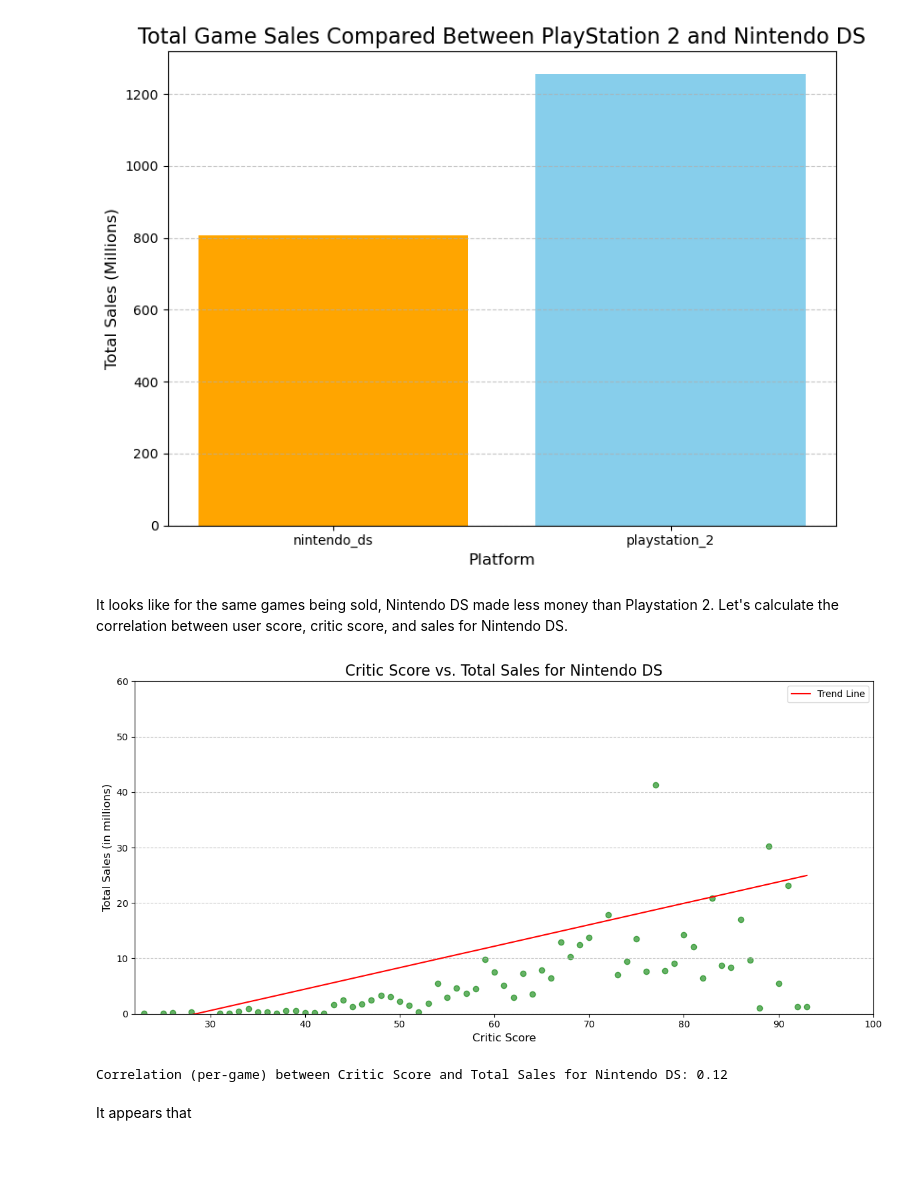
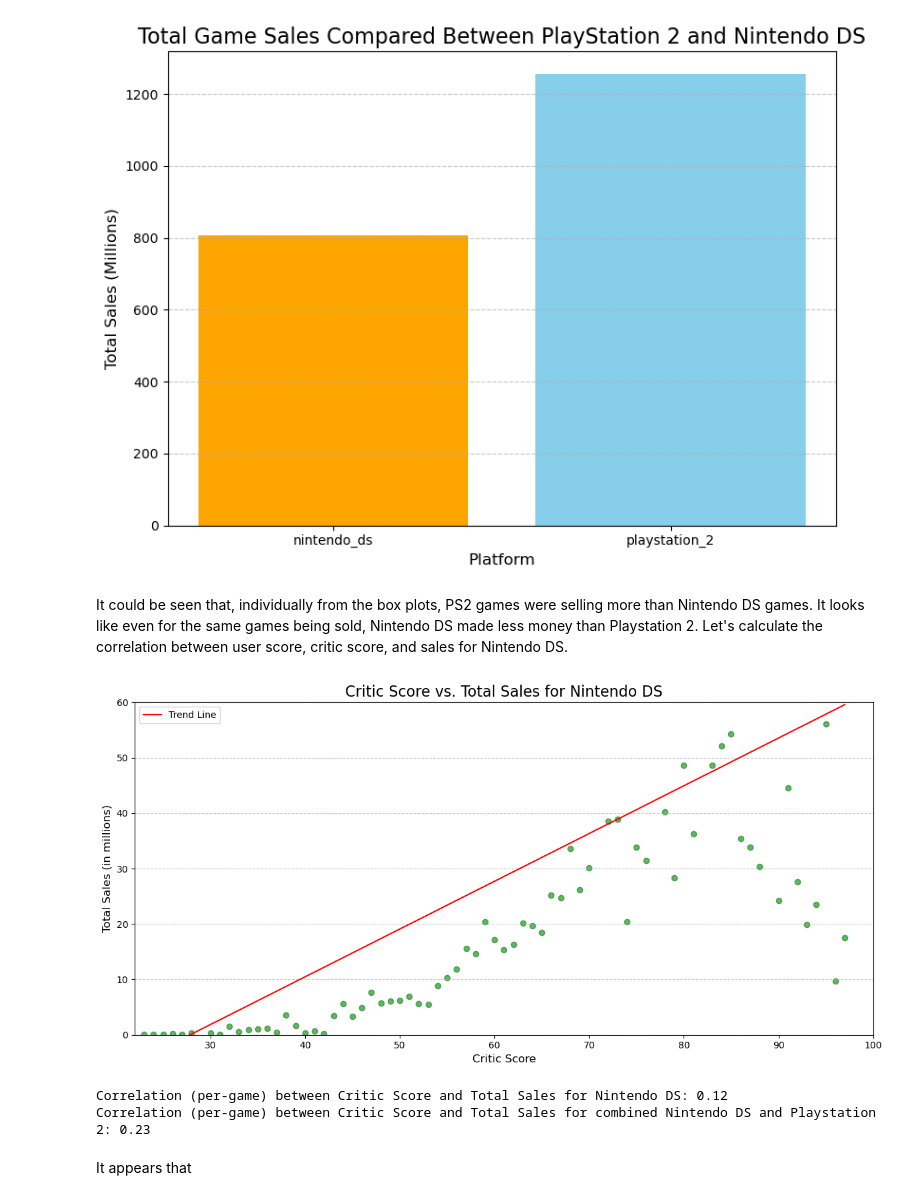
Before and after one commit to DHE42/ice-sales-analysis, a Jupyter notebook: analysis_notebook.ipynb, the cells around one changed output. Cells and saved outputs as stored; diff of their text form; code cells hidden in the pictures; blank space fills up the shorter version.

Commit message:
Combined correlation for PS2 and NDS. Ammended scatterplot thusly. Also put correlations under combined scatter plot.

```diff
--- a/analysis_notebook.ipynb
+++ b/analysis_notebook.ipynb
@@ -833,43 +833,49 @@ plt.show()
 # %% [output]
 [figure]
 # %% [markdown]
-It looks like for the same games being sold, Nintendo DS made less money than Playstation 2. Let's calculate the correlation between user score, critic score, and sales for Nintendo DS.
+It could be seen that, individually from the box plots, PS2 games were selling more than Nintendo DS games. It looks like even for the same games being sold, Nintendo DS made less money than Playstation 2. Let's calculate the correlation between user score, critic score, and sales for Nintendo DS.
 # %%
 # Group games_df by nintendo_ds and critic_score
-nds_critic_score = games_df[games_df['platform'] == 'nintendo_ds'].groupby('critic_score')['total_sales'].sum().reset_index()
+nds_ps2_critic_score = games_df[games_df['platform'].isin(['nintendo_ds', 'playstation_2'])].groupby('critic_score')['total_sales'].sum().reset_index()
 # Sort the DataFrame by critic_score
-nds_critic_score = nds_critic_score.sort_values(by='critic_score')
+nds_ps2_critic_score = nds_ps2_critic_score.sort_values(by='critic_score')
 
 # Create a scatter plot comparing critic_score and total_sales
 plt.figure(figsize=(12, 6))
-plt.scatter(nds_critic_score['critic_score'], nds_critic_score['total_sales'], color='green', alpha=0.6)
+plt.scatter(nds_ps2_critic_score['critic_score'], nds_ps2_critic_score['total_sales'], color='green', alpha=0.6)
 
 # Add a trend line using statsmodels
-X = sm.add_constant(nds_critic_score['critic_score'])
-model = sm.OLS(nds_critic_score['total_sales'], X).fit()
-plt.plot(nds_critic_score['critic_score'], model.predict(X), color='red', label='Trend Line')
+X = sm.add_constant(nds_ps2_critic_score['critic_score'])
+model = sm.OLS(nds_ps2_critic_score['total_sales'], X).fit()
+plt.plot(nds_ps2_critic_score['critic_score'], model.predict(X), color='red', label='Trend Line')
 
 # Customize the plot
 plt.title('Critic Score vs. Total Sales for Nintendo DS', fontsize=16)
 plt.xlabel('Critic Score', fontsize=12)
 plt.ylabel('Total Sales (in millions)', fontsize=12)
 plt.xlim(22, 100)
 plt.ylim(0, 60)
 plt.grid(axis='y', linestyle='--', alpha=0.7)
 plt.legend()
 
 # Show the plot
 plt.tight_layout()
 plt.show()
 print()
 
 # Calculate the correlation between critic_score and total_sales (per-game)
 nds_games = games_df[(games_df['platform'] == 'nintendo_ds') & (games_df['critic_score'].notnull())]
-correlation = nds_games['critic_score'].corr(nds_games['total_sales'])
-print(f'Correlation (per-game) between Critic Score and Total Sales for Nintendo DS: {correlation:.2f}')
+nds_correlation = nds_games['critic_score'].corr(nds_games['total_sales'])
+print(f'Correlation (per-game) between Critic Score and Total Sales for Nintendo DS: {nds_correlation:.2f}')
+# Calculate combined correlation between critic_score and total_sales for Nintendo DS and PlayStation 2
+# Filter the DataFrame for games on both PlayStation 2 and Nintendo DS
+nds_ps2_games = games_df[games_df['platform'].isin(['nintendo_ds', 'playstation_2']) & (games_df['critic_score'].notnull())]
+nds_ps2_correlation = nds_ps2_games['critic_score'].corr(nds_ps2_games['total_sales'])
+print(f'Correlation (per-game) between Critic Score and Total Sales for combined Nintendo DS and Playstation 2: {nds_ps2_correlation:.2f}')
 # %% [output]
-[figure, old version]
+[figure, new version]
 Correlation (per-game) between Critic Score and Total Sales for Nintendo DS: 0.12
+Correlation (per-game) between Critic Score and Total Sales for combined Nintendo DS and Playstation 2: 0.23
 # %% [markdown]
 It appears that
 # %% [markdown]
```
